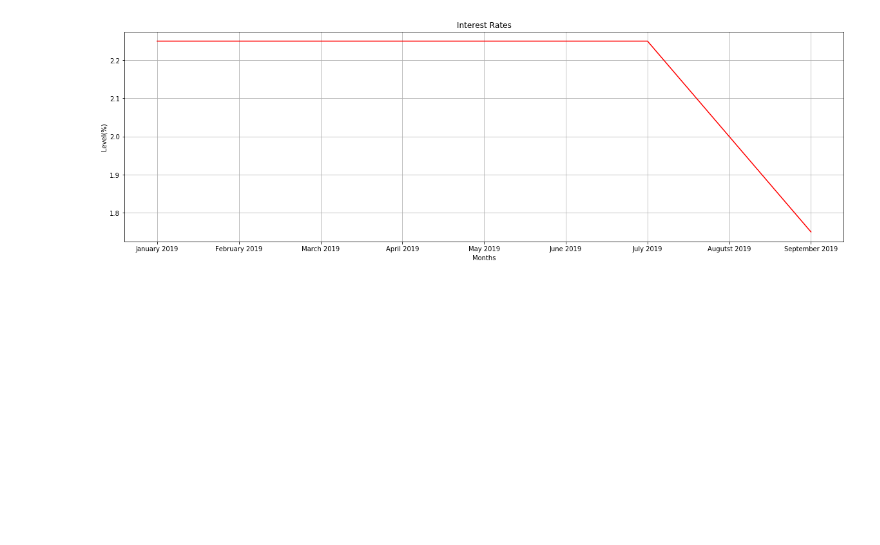
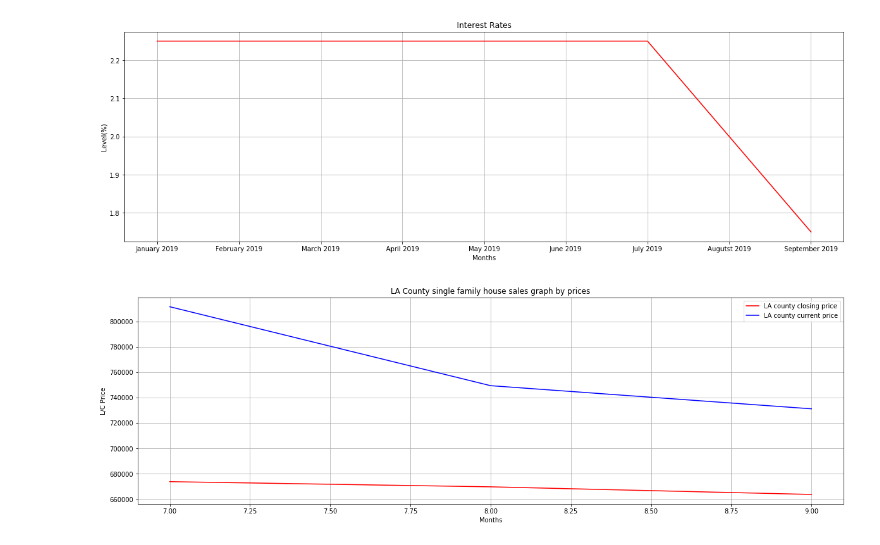
Before and after one commit to nickbatkhan/RealestateanalysisCA2019, a Jupyter notebook: Nurbol_branch.ipynb, the cells around one changed output. Saved outputs shown, nothing was run; the diff lists cells and outputs as text; code cells hidden in the pictures; blank space fills up the shorter version.

```diff
--- a/Nurbol_branch.ipynb
+++ b/Nurbol_branch.ipynb
@@ -221,3 +223,18 @@ plt.ylabel("Level(%)")
 plt.grid()
 # %% [output]
 [figure]
+# %%
+#LA_county_closed_prices_sales_graph
+LA_df_closed_price = summer_closed_LA.groupby(["County ", "month"]).mean().reset_index()
+LA_df_current_price = summer_current_LA.groupby(["County", "month"]).mean().reset_index()
+
+figure(num=None, figsize=(20,6))
+plt.plot(LA_df_closed_price['month'], LA_df_closed_price["L/C Price"], color = "red", label ="LA county closing price")
+plt.plot(LA_df_current_price['month'], LA_df_current_price["L/C Price"], color = "blue", label = "LA county current price")
+plt.title("LA County single family house sales graph by prices")
+plt.legend(loc = "upper right")
+plt.xlabel("Months")
+plt.ylabel("L/C Price")
+plt.grid()
+# %% [output]
+[figure, added]
```
Also changed, not shown: parts of 13 cells of this notebook.
